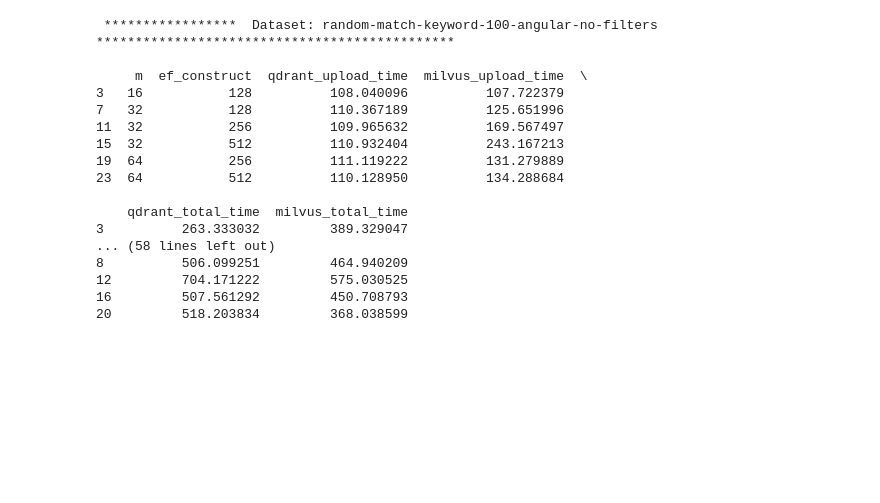
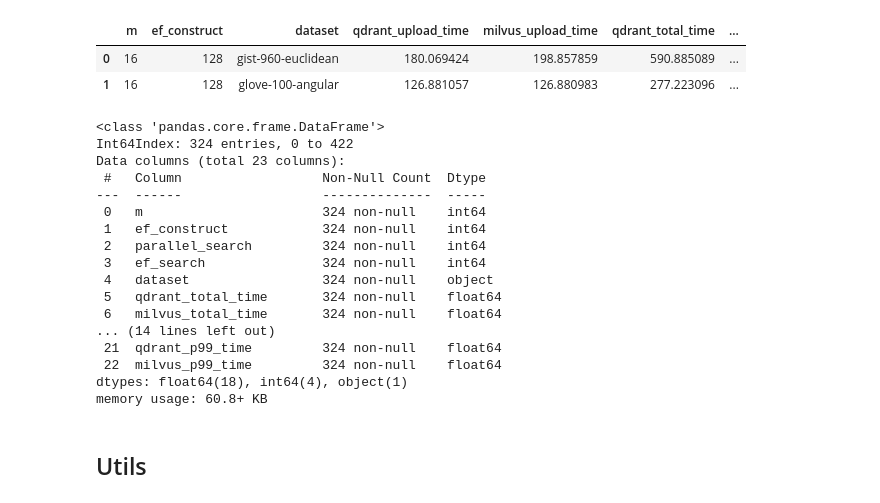
Before and after one commit to ntua-el20069/ADIS-vector-db-benchmark, a Jupyter notebook: results/analysis.ipynb, the cells around one changed output. Saved outputs shown, nothing was run; the diff lists cells and outputs as text; code cells hidden in the pictures; blank space fills up the shorter version.

Commit message:
analysis for glove-100, rand-keyword-no-f, h-and-m-no-f, gist-960-euclidean

```diff
--- a/results/analysis.ipynb
+++ b/results/analysis.ipynb
@@ -20,8 +89,21 @@ fil_datasets = [
 # %%
-# filters_vs_no_upload_results.csv
-# filters_vs_no_search_results.csv
+from IPython.display import display
+import pandas as pd
+from sqlite3 import connect
+conn = connect(':memory:')
 
-import pandas as pd
+tested_upload_df = pd.read_csv("upload_results_24_Jan_2025.csv")
+tested_search_df = pd.read_csv("search_results_24_Jan_2025.csv")
 
-fil_upload_df = pd.read_csv("filters_vs_no_upload_results.csv")
-fil_upload_df.head()
+# drop unused dataset_size column
+tested_upload_df = tested_upload_df.drop(columns=['dataset_size'])
+tested_search_df = tested_search_df.drop(columns=['dataset_size'])
+# add index time column for upload info
+tested_upload_df['qdrant_index_time'] = ( tested_upload_df['qdrant_total_time'] - tested_upload_df['qdrant_upload_time'] )
+tested_upload_df['milvus_index_time'] = ( tested_upload_df['milvus_total_time'] - tested_upload_df['milvus_upload_time'] )
+# drop rows with ef_search = 64 (it is available only in Qdrant, not in Milvus)
+tested_search_df = tested_search_df[tested_search_df["ef_search"] != 64]
+
+# Register as SQL tables
+tested_upload_df.to_sql(name='tested_upload_df', con=conn)
+tested_search_df.to_sql(name='tested_search_df', con=conn)
@@ -56,28 +110,28 @@ memory usage: 36.1+ KB
-# %%
-for dataset in fil_datasets:
-    print(f"\n\n *****************  Dataset: {dataset}  **********************************************\n")
-    # Filter rows where 'dataset' column matches the current dataset value
-    filtered_df = fil_upload_df[fil_upload_df['dataset'] == dataset]
-
-    # Select only the desired columns
-    selected_columns = filtered_df[['m', 'ef_construct', 'qdrant_upload_time', 'milvus_upload_time', 'qdrant_total_time', 'milvus_total_time']]
-
-    print(selected_columns)
-# %% [output]
- *****************  Dataset: random-match-keyword-100-angular-no-filters  **********************************************
-
-     m  ef_construct  qdrant_upload_time  milvus_upload_time  \
-3   16           128          108.040096          107.722379
-7   32           128          110.367189          125.651996
-11  32           256          109.965632          169.567497
-15  32           512          110.932404          243.167213
-19  64           256          111.119222          131.279889
-23  64           512          110.128950          134.288684
-
-    qdrant_total_time  milvus_total_time
-3          263.333032         389.329047
-... (58 lines left out)
-8          506.099251         464.940209
-12         704.171222         575.030525
-16         507.561292         450.708793
-20         518.203834         368.038599
+# %%
+tested_upload_df.head(2)
+# %% [output]
+|  | m | ef_construct | dataset | qdrant_upload_time | milvus_upload_time | qdrant_total_time | ... |
+| 0 | 16 | 128 | gist-960-euclidean | 180.069424 | 198.857859 | 590.885089 | ... |
+| 1 | 16 | 128 | glove-100-angular | 126.881057 | 126.880983 | 277.223096 | ... |
+# %%
+tested_search_df.info()
+# %% [output]
+<class 'pandas.core.frame.DataFrame'>
+Int64Index: 324 entries, 0 to 422
+Data columns (total 23 columns):
+ #   Column                  Non-Null Count  Dtype
+---  ------                  --------------  -----
+ 0   m                       324 non-null    int64
+ 1   ef_construct            324 non-null    int64
+ 2   parallel_search         324 non-null    int64
+ 3   ef_search               324 non-null    int64
+ 4   dataset                 324 non-null    object
+ 5   qdrant_total_time       324 non-null    float64
+ 6   milvus_total_time       324 non-null    float64
+... (14 lines left out)
+ 21  qdrant_p99_time         324 non-null    float64
+ 22  milvus_p99_time         324 non-null    float64
+dtypes: float64(18), int64(4), object(1)
+memory usage: 60.8+ KB
+# %% [markdown]
+## Utils
```
Also changed, not shown: parts of 23 cells of this notebook, 1 other file.
